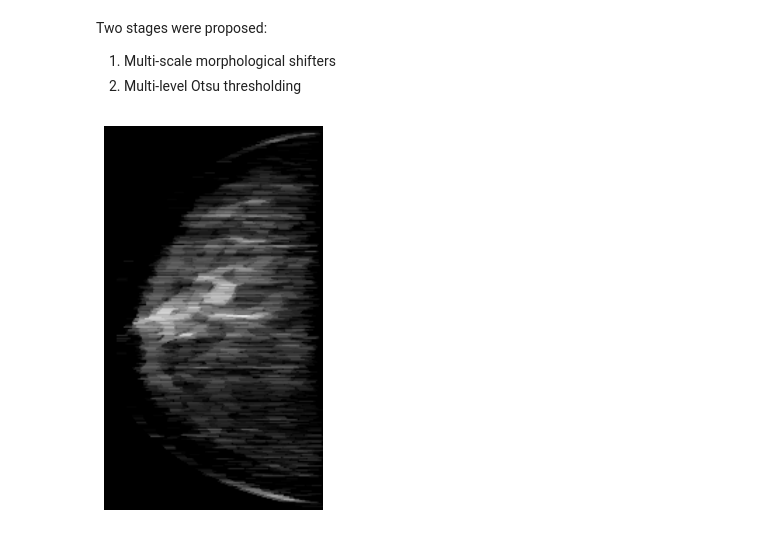
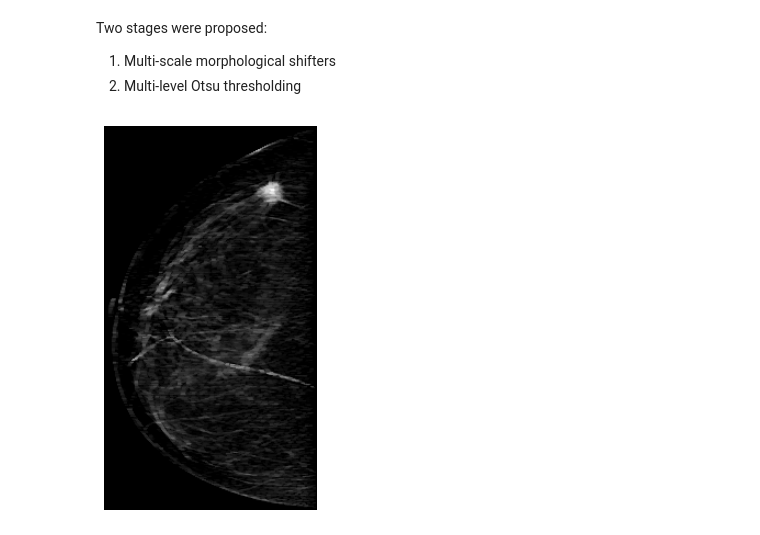
Before and after one commit to abdalrhmanu/breast-mass-detection-and-segmentation-using-multi-scale-morphological-sifting-and-kmeans-clustering, a Jupyter notebook: notebooks/Abdel-Notebook (EDA + Preprocessing).ipynb, the cells around one changed output. Cells and saved outputs as stored; diff of their text form; code cells hidden in the pictures.

```diff
--- a/notebooks/Abdel-Notebook (EDA + Preprocessing).ipynb
+++ b/notebooks/Abdel-Notebook (EDA + Preprocessing).ipynb
@@ -547,7 +547,7 @@ def Normalization_mask(image, mask, mode):
 
     return new_im
 # %%
-img_name = '22580192_5530d5782fc89dd7_MG_R_CC_ANON.tif'
+img_name = '20587612_f4b2d377f43ba0bd_MG_R_CC_ANON.tif'
 img_path = os.path.join(dataset_folder_paths[4][1], 'images',img_name)
 image = cv2.imread(img_path)
 
@@ -560,7 +560,7 @@ pixel_size = 0.07 # spatial resolution of the INbreast mammograms, 0.07mm
 resize_factor = 4
 resize_ratio = 1 / resize_factor
 
-n_scale = 4
+n_scale = 2
 
 n_lse_elements = 18
 
@@ -586,34 +586,35 @@ new_im = Normalization_mask(image,breast_mask,8);
 CC_OR_ML = 1 if '_CC_' in img_name else 0
 L_OR_R = 1 if '_L_' in img_name else 0
 
 # Loop across all images
 enhanced_image = []
 
 for j in range(1, n_scale+1):
     # Boundary padding
     padding_mode = 1
     if j == 1 or CC_OR_ML == 1:
         # if it is a small scale or it is a MLO view
         padding_mode = 0  # highest value padding
     enhanced_image.append(Morphological_sifter(lse[j], lse[j-1], angle_range, new_im, L_OR_R, padding_mode, breast_mask))
 
 
 # Pseudo_color_im = np.dstack((new_im, enhanced_image[0], enhanced_image[1]))
 
 
 enhanced_image = np.sum(enhanced_image, axis=0)
 
+# enhanced_image = cv2.normalize(enhanced_image, None, 0, 255, cv2.NORM_MINMAX, dtype=cv2.CV_8U)
 
 # Grayscale normalization
-max_pixel_value = np.max(enhanced_image)
-if max_pixel_value > 0:
-    enhanced_image = (enhanced_image / max_pixel_value) * 255
+# max_pixel_value = np.max(enhanced_image)
+# if max_pixel_value > 0:
+#     enhanced_image = (enhanced_image / max_pixel_value) * 255
 
 # otsu_threshold, binary_image = cv2.threshold(enhanced_image.astype('uint8'), 0, 255, cv2.THRESH_BINARY+cv2.THRESH_OTSU)
 
 
 plt.axis('off')
 plt.imshow(enhanced_image, cmap='gray')
 plt.show()
 # %% [output]
-[figure, old version]
+[figure, new version]
```
